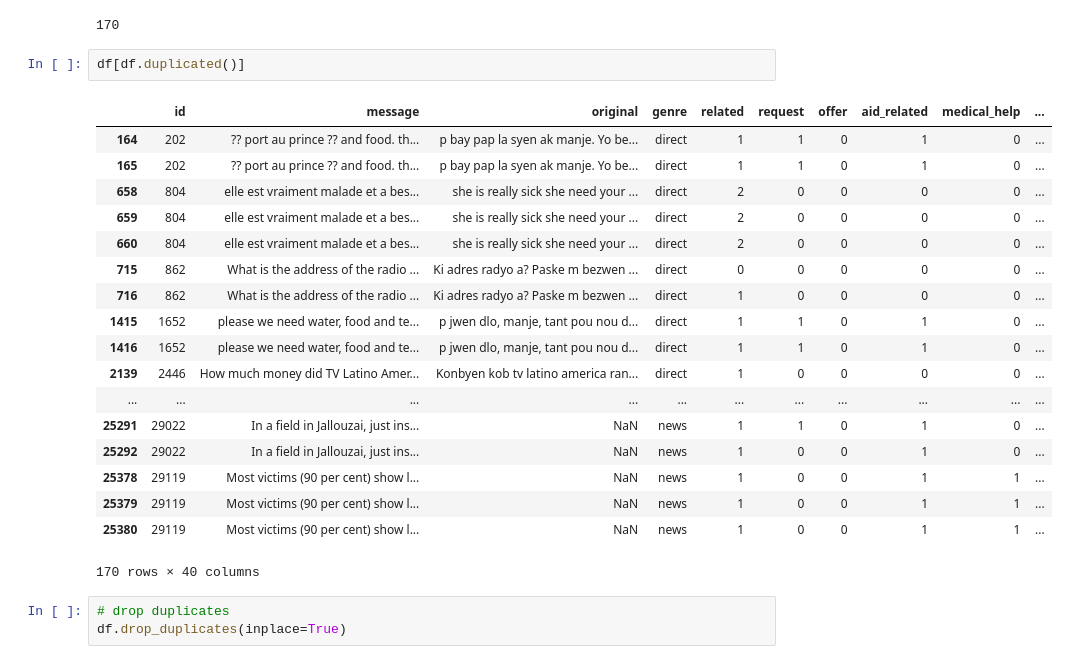
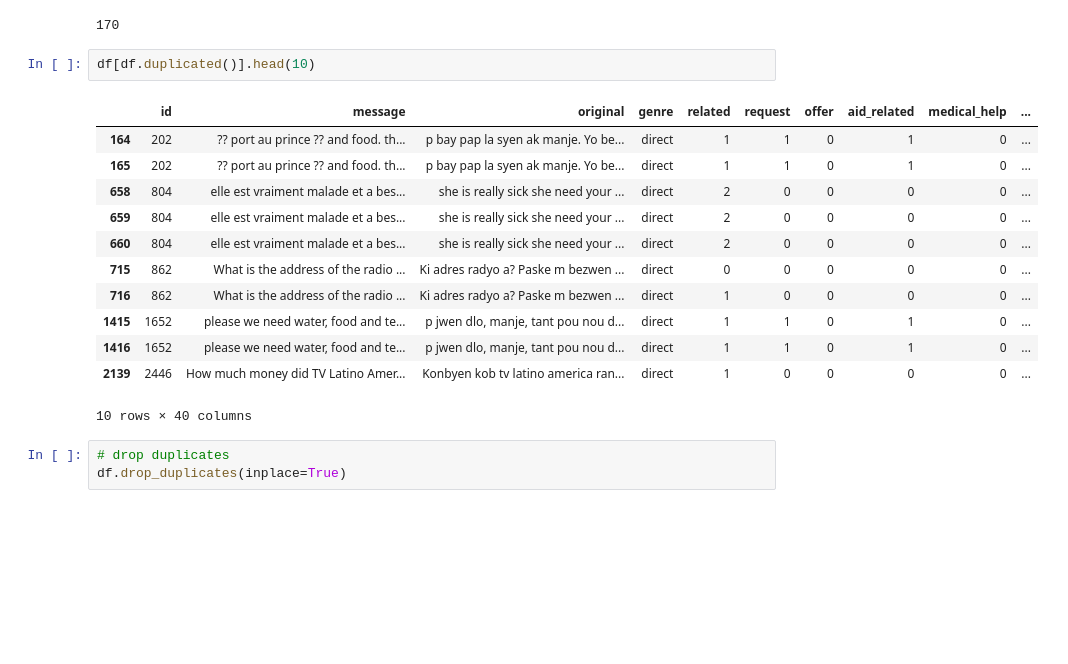
Before and after one commit to tbuyar/disaster_response_app, a Jupyter notebook: data/ETL Pipeline Preparation.ipynb, the cells around one changed output. Drawn from its saved outputs; the diff is of its cells as text; blank space fills up the shorter version.

```diff
--- a/data/ETL Pipeline Preparation.ipynb
+++ b/data/ETL Pipeline Preparation.ipynb
@@ -161,26 +161,20 @@ df.duplicated().sum()
 # %% [output]
 170
 # %%
-df[df.duplicated()]
+df[df.duplicated()].head(10)
 # %% [output]
 |  | id | message | original | genre | related | request | offer | aid_related | medical_help | ... |
 | 164 | 202 | ?? port au prince ?? and food. th... | p bay pap la syen ak manje. Yo be... | direct | 1 | 1 | 0 | 1 | 0 | ... |
 | 165 | 202 | ?? port au prince ?? and food. th... | p bay pap la syen ak manje. Yo be... | direct | 1 | 1 | 0 | 1 | 0 | ... |
 | 658 | 804 | elle est vraiment malade et a bes... | she is really sick she need your ... | direct | 2 | 0 | 0 | 0 | 0 | ... |
 | 659 | 804 | elle est vraiment malade et a bes... | she is really sick she need your ... | direct | 2 | 0 | 0 | 0 | 0 | ... |
 | 660 | 804 | elle est vraiment malade et a bes... | she is really sick she need your ... | direct | 2 | 0 | 0 | 0 | 0 | ... |
 | 715 | 862 | What is the address of the radio ... | Ki adres radyo a? Paske m bezwen ... | direct | 0 | 0 | 0 | 0 | 0 | ... |
 | 716 | 862 | What is the address of the radio ... | Ki adres radyo a? Paske m bezwen ... | direct | 1 | 0 | 0 | 0 | 0 | ... |
 | 1415 | 1652 | please we need water, food and te... | p jwen dlo, manje, tant pou nou d... | direct | 1 | 1 | 0 | 1 | 0 | ... |
 | 1416 | 1652 | please we need water, food and te... | p jwen dlo, manje, tant pou nou d... | direct | 1 | 1 | 0 | 1 | 0 | ... |
 | 2139 | 2446 | How much money did TV Latino Amer... | Konbyen kob tv latino america ran... | direct | 1 | 0 | 0 | 0 | 0 | ... |
-| ... | ... | ... | ... | ... | ... | ... | ... | ... | ... | ... |
-| 25291 | 29022 | In a field in Jallouzai, just ins... | NaN | news | 1 | 1 | 0 | 1 | 0 | ... |
-| 25292 | 29022 | In a field in Jallouzai, just ins... | NaN | news | 1 | 0 | 0 | 1 | 0 | ... |
-| 25378 | 29119 | Most victims (90 per cent) show l... | NaN | news | 1 | 0 | 0 | 1 | 1 | ... |
-| 25379 | 29119 | Most victims (90 per cent) show l... | NaN | news | 1 | 0 | 0 | 1 | 1 | ... |
-| 25380 | 29119 | Most victims (90 per cent) show l... | NaN | news | 1 | 0 | 0 | 1 | 1 | ... |
-170 rows × 40 columns
+10 rows × 40 columns
 # %%
 # drop duplicates
 df.drop_duplicates(inplace=True)
```
Also changed, not shown: parts of 6 cells of this notebook.
